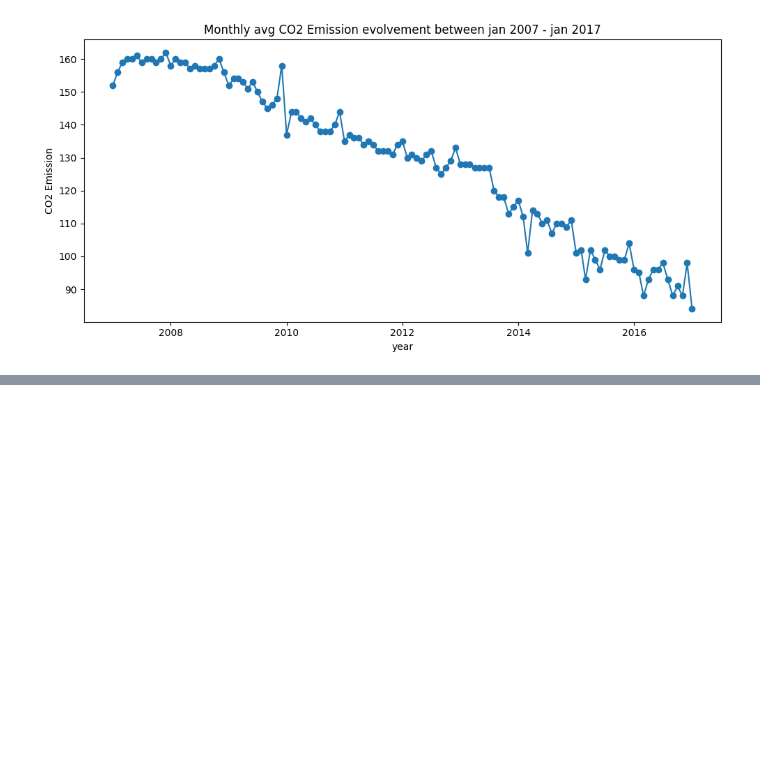
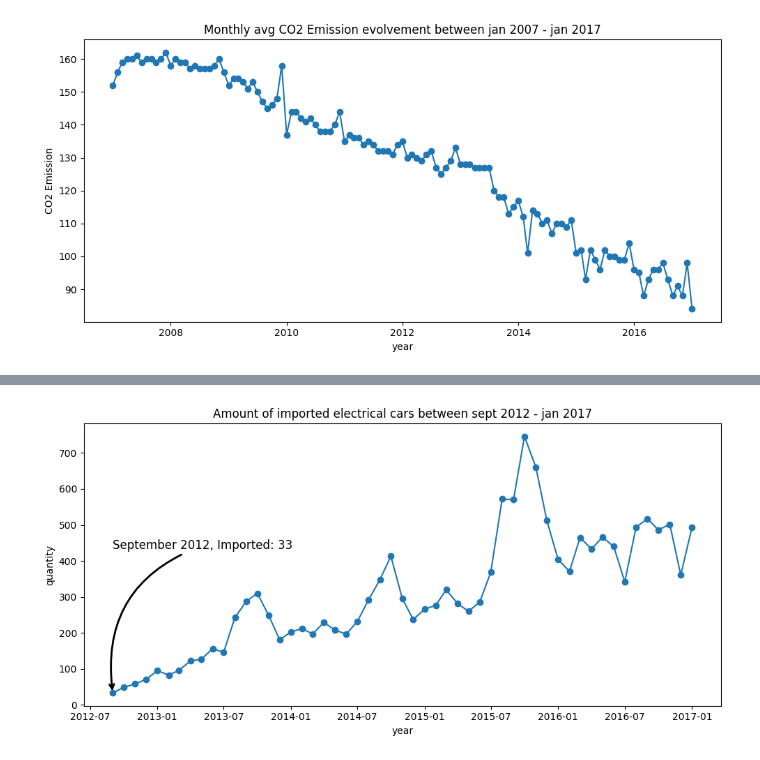
Before and after one commit to fredrikkron/data-visualization-fredrik-kron-de24, a Jupyter notebook: exercises/exercise_0/0.0.ipynb, the cells around one changed output, grey strips where cells are left out. Cells and saved outputs as stored; diff of their text form; code cells hidden in the pictures; blank space fills up the shorter version.

```diff
--- a/exercises/exercise_0/0.0.ipynb
+++ b/exercises/exercise_0/0.0.ipynb
@@ -223,0 +311,31 @@ plt.savefig("figures/monthly_CO2_Emission.png")
+# %%
+abc = electric_imports.iloc[68:]
+abc
+# %%
+a = abc['date']
+b = abc['quantity']
+
+plt.figure(figsize=(10,5))
+plt.plot(a, b, marker='o')
+plt.xlabel('year')
+plt.ylabel('quantity')
+plt.title('Amount of imported electrical cars between sept 2012 - jan 2017')
+plt.tight_layout()
+
+plt.annotate(
+    'September 2012, Imported: 33',
+    xy=(a.iloc[0], b.iloc[0]),
+    xytext=(a.iloc[0], b.iloc[0] + 400),
+    arrowprops=dict(arrowstyle="->",
+                    linewidth=2,
+                    connectionstyle='arc3,rad=0.4',
+                    color='black',
+                    ),
+    fontsize=12,
+    color='black',
+    ha='left'
+)
+
+plt.savefig('figures/electric_cars_modified.png')
+# %% [output]
+[figure, added]
```
Also changed, not shown: parts of 5 cells of this notebook, 2 other files.
